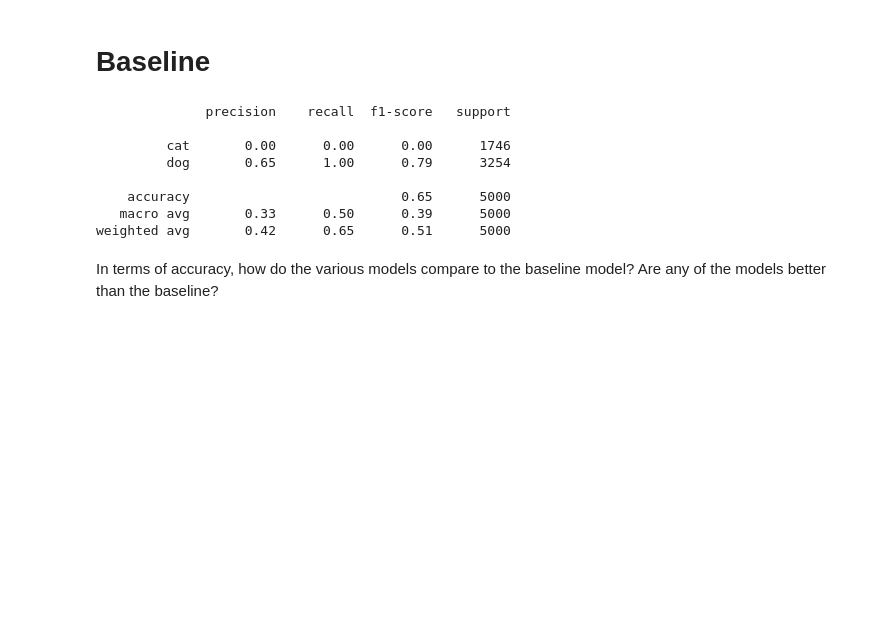
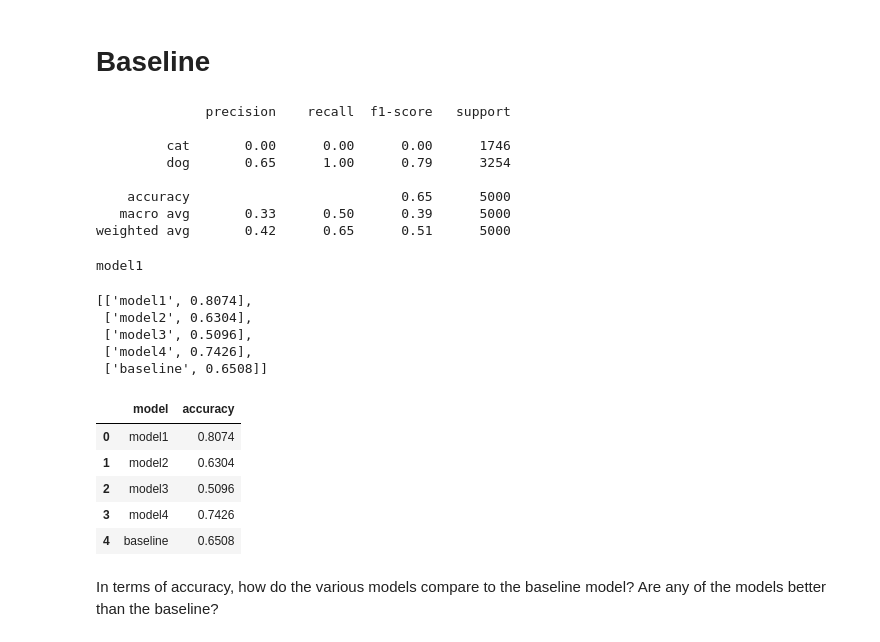
Before and after one commit to Andrew-Casey/classification_exercises, a Jupyter notebook: model_evaluation.ipynb, the cells around one changed output. Cells and saved outputs as stored; diff of their text form; code cells hidden in the pictures; blank space fills up the shorter version.

```diff
--- a/model_evaluation.ipynb
+++ b/model_evaluation.ipynb
@@ -400,6 +400,32 @@ print(classification_report(df.actual, df.baseline, labels=['cat', 'dog']))
     accuracy                           0.65      5000
    macro avg       0.33      0.50      0.39      5000
 weighted avg       0.42      0.65      0.51      5000
+# %%
+print(df.columns[1])
+# %% [output]
+model1
+# %%
+model_acc = []
+
+for model in df.columns[1:]:
+    acc = (df.actual == df[model]).mean()
+    model_acc.append([model, acc])
+model_acc
+# %% [output]
+[['model1', 0.8074],
+ ['model2', 0.6304],
+ ['model3', 0.5096],
+ ['model4', 0.7426],
+ ['baseline', 0.6508]]
+# %%
+pd.DataFrame(model_acc, columns=['model', 'accuracy'])
+# %% [output]
+|  | model | accuracy |
+| 0 | model1 | 0.8074 |
+| 1 | model2 | 0.6304 |
+| 2 | model3 | 0.5096 |
+| 3 | model4 | 0.7426 |
+| 4 | baseline | 0.6508 |
 # %% [markdown]
 In terms of accuracy, how do the various models compare to the baseline model? Are any of the models better than the baseline?
 # %% [markdown]
```
Also changed, not shown: parts of 21 cells of this notebook.
